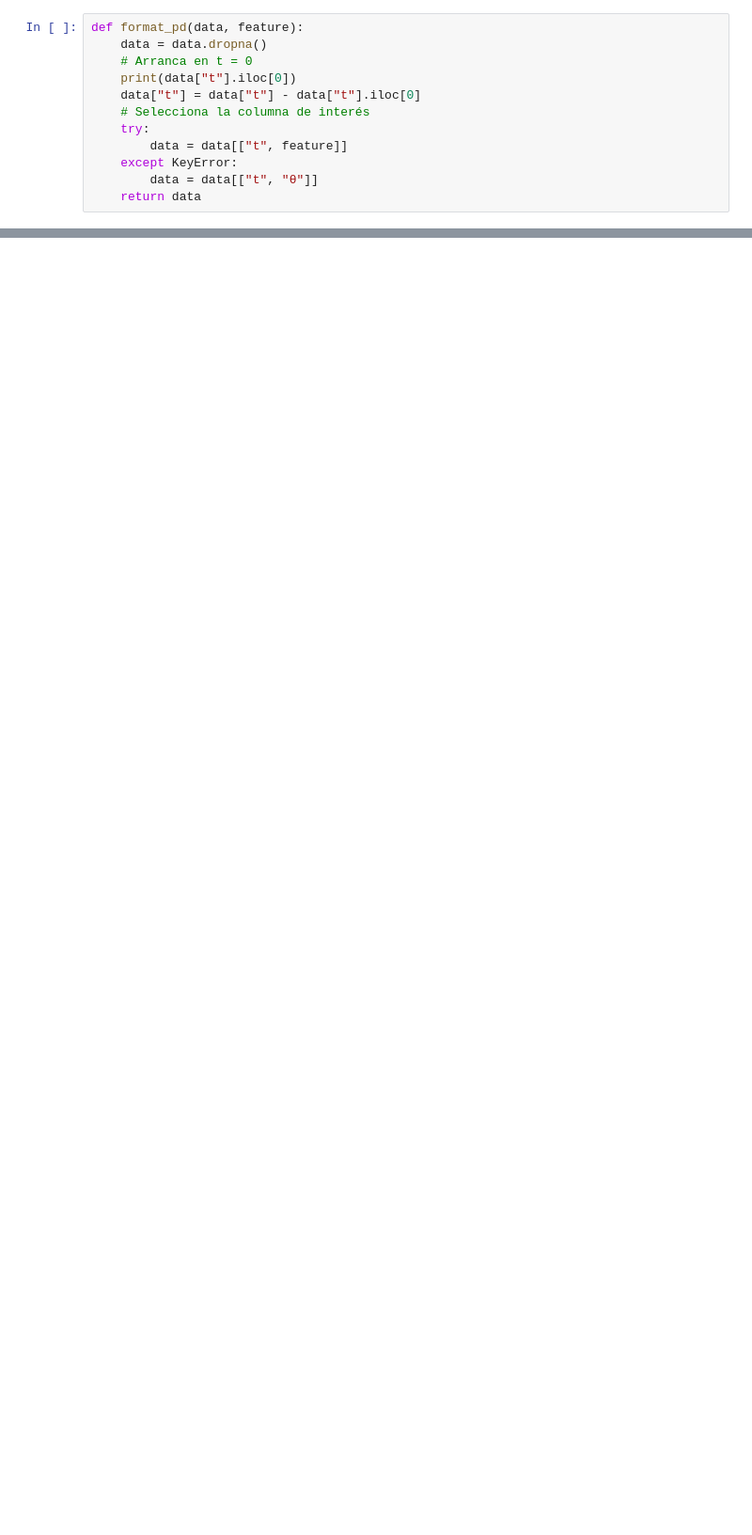
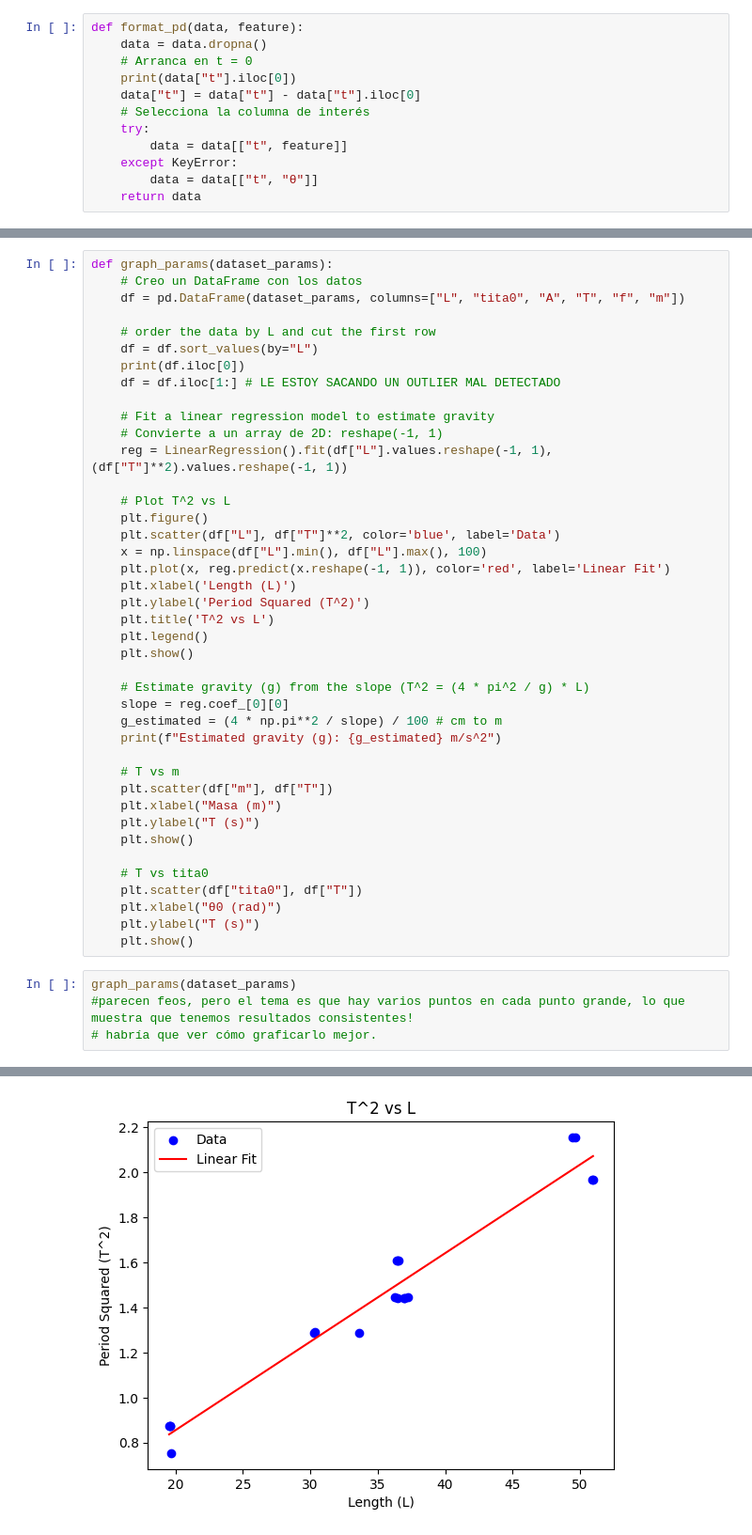
Before and after one commit to FacuVCanale/TP1-FISICA, a Jupyter notebook: code/graficos.ipynb, the cells around one changed output, grey strips where cells are left out. Shown at 94% size. Cells and saved outputs as stored; diff of their text form; blank space fills up the shorter version.

```diff
--- a/code/graficos.ipynb
+++ b/code/graficos.ipynb
@@ -122,0 +141,46 @@ frecuencia: 0.7886435331230283
+# %%
+def graph_params(dataset_params):
+    # Creo un DataFrame con los datos
+    df = pd.DataFrame(dataset_params, columns=["L", "tita0", "A", "T", "f", "m"])
+
+    # order the data by L and cut the first row
+    df = df.sort_values(by="L")
+    print(df.iloc[0])
+    df = df.iloc[1:] # LE ESTOY SACANDO UN OUTLIER MAL DETECTADO
+
+    # Fit a linear regression model to estimate gravity
+    # Convierte a un array de 2D: reshape(-1, 1)
+    reg = LinearRegression().fit(df["L"].values.reshape(-1, 1), (df["T"]**2).values.reshape(-1, 1))
+
+    # Plot T^2 vs L
+    plt.figure()
+    plt.scatter(df["L"], df["T"]**2, color='blue', label='Data')
+    x = np.linspace(df["L"].min(), df["L"].max(), 100)
+    plt.plot(x, reg.predict(x.reshape(-1, 1)), color='red', label='Linear Fit')
+    plt.xlabel('Length (L)')
+    plt.ylabel('Period Squared (T^2)')
+    plt.title('T^2 vs L')
+    plt.legend()
+    plt.show()
+
+    # Estimate gravity (g) from the slope (T^2 = (4 * pi^2 / g) * L)
+    slope = reg.coef_[0][0]
+    g_estimated = (4 * np.pi**2 / slope) / 100 # cm to m
+    print(f"Estimated gravity (g): {g_estimated} m/s^2")
+
+    # T vs m
+    plt.scatter(df["m"], df["T"])
+    plt.xlabel("Masa (m)")
+    plt.ylabel("T (s)")
+    plt.show()
+
+    # T vs tita0
+    plt.scatter(df["tita0"], df["T"])
+    plt.xlabel("θ0 (rad)")
+    plt.ylabel("T (s)")
+    plt.show()
+# %%
+graph_params(dataset_params)
+#parecen feos, pero el tema es que hay varios puntos en cada punto grande, lo que muestra que tenemos resultados consistentes!
+# habría que ver cómo graficarlo mejor.
+# %% [output]
@@ -122,0 +194 @@ frecuencia: 0.7886435331230283
+[figure, added]
```
Also changed, not shown: parts of 8 cells of this notebook, 14 other files.
